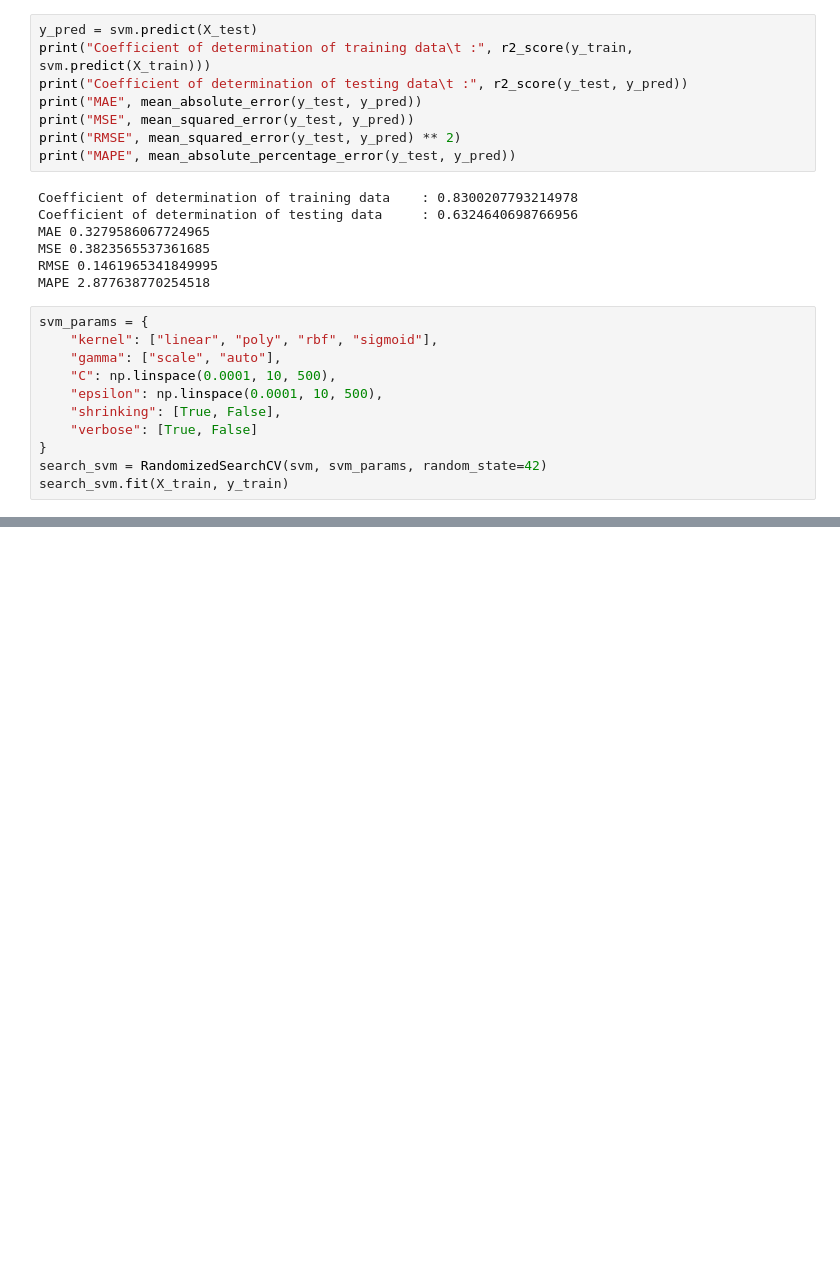
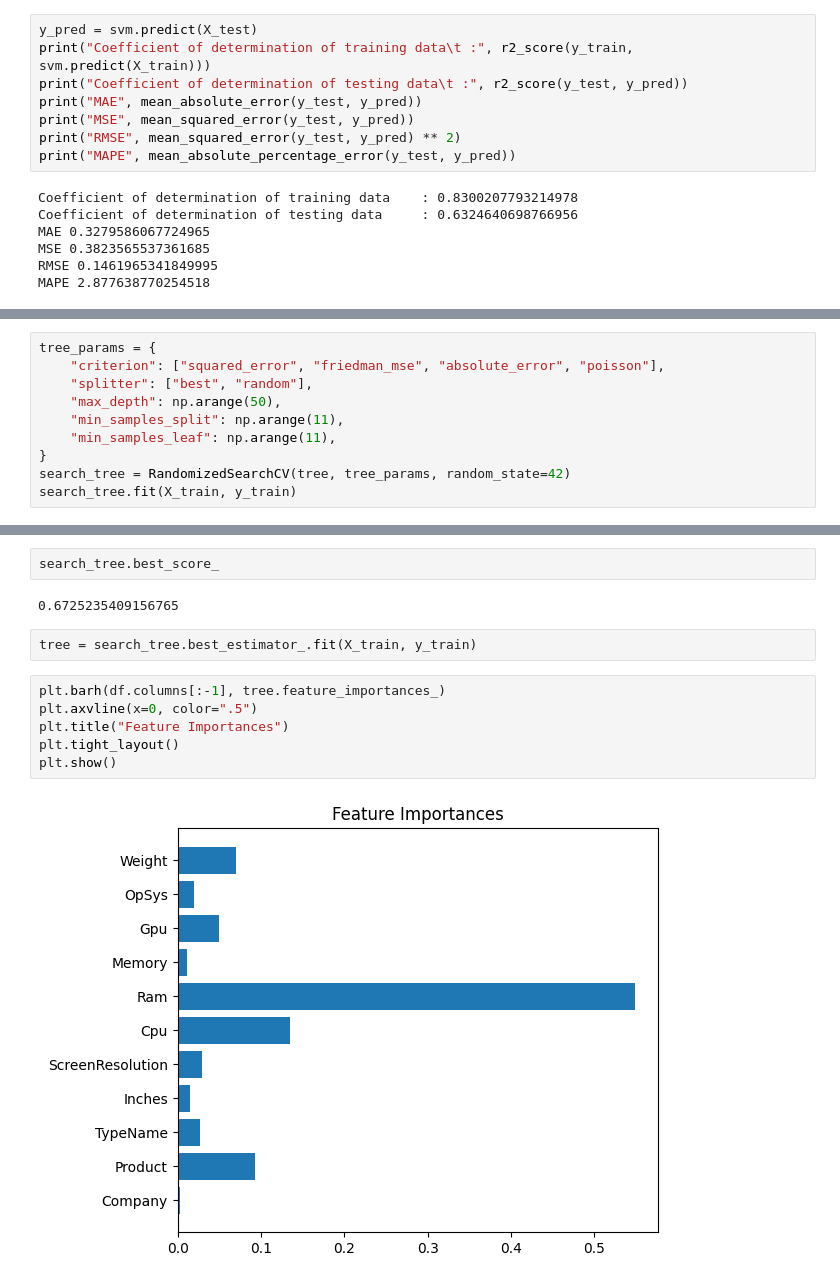
Before and after one commit to dhonihanif/Lapto_price_predictions, a Jupyter notebook: laptop.ipynb, the cells around one changed output, grey strips where cells are left out. Drawn from its saved outputs; the diff is of its cells as text; blank space fills up the shorter version.

```diff
--- a/laptop.ipynb
+++ b/laptop.ipynb
@@ -711,14 +713,3 @@ MAE 0.3279586067724965
 MSE 0.3823565537361685
 RMSE 0.1461965341849995
 MAPE 2.877638770254518
-# %%
-svm_params = {
-    "kernel": ["linear", "poly", "rbf", "sigmoid"],
-    "gamma": ["scale", "auto"],
-    "C": np.linspace(0.0001, 10, 500),
-    "epsilon": np.linspace(0.0001, 10, 500),
-    "shrinking": [True, False],
-    "verbose": [True, False]
-}
-search_svm = RandomizedSearchCV(svm, svm_params, random_state=42)
-search_svm.fit(X_train, y_train)
@@ -753,0 +744,10 @@ print("MAPE", mean_absolute_percentage_error(y_test, y_pred))
+# %%
+tree_params = {
+    "criterion": ["squared_error", "friedman_mse", "absolute_error", "poisson"],
+    "splitter": ["best", "random"],
+    "max_depth": np.arange(50),
+    "min_samples_split": np.arange(11),
+    "min_samples_leaf": np.arange(11),
+}
+search_tree = RandomizedSearchCV(tree, tree_params, random_state=42)
+search_tree.fit(X_train, y_train)
@@ -753,0 +788,14 @@ print("MAPE", mean_absolute_percentage_error(y_test, y_pred))
+# %%
+search_tree.best_score_
+# %% [output]
+0.6725235409156765
+# %%
+tree = search_tree.best_estimator_.fit(X_train, y_train)
+# %%
+plt.barh(df.columns[:-1], tree.feature_importances_)
+plt.axvline(x=0, color=".5")
+plt.title("Feature Importances")
+plt.tight_layout()
+plt.show()
+# %% [output]
+[figure, added]
```
Also changed, not shown: parts of 12 cells of this notebook, 4 other files.
